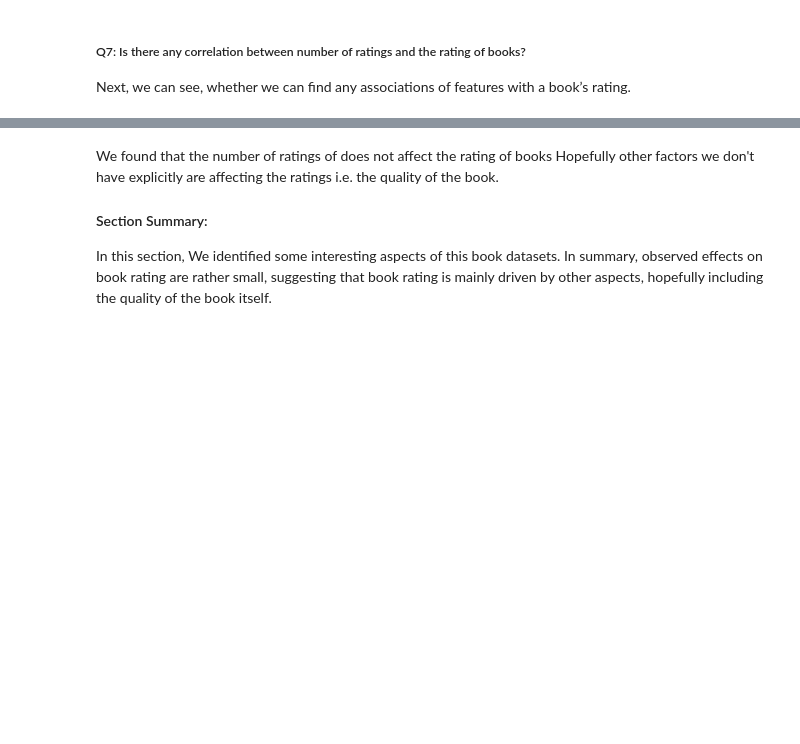
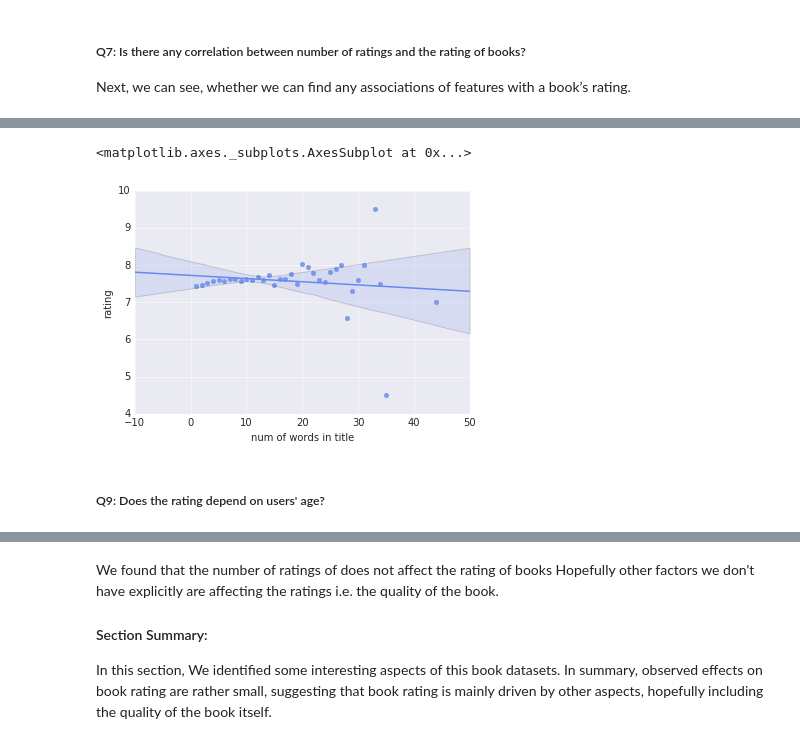
Before and after one commit to qiuchen90/Recommender_system_book, a Jupyter notebook: Book_recommender_system.ipynb, the cells around one changed output, grey strips where cells are left out. Cells and saved outputs as stored; diff of their text form; code cells hidden in the pictures; blank space fills up the shorter version.

```diff
--- a/Book_recommender_system.ipynb
+++ b/Book_recommender_system.ipynb
@@ -439,0 +460,8 @@ The correlation between number of ratings and average rating of books is: 0.0249
+# %%
+df1=book_ratings[['num of words in title', 'rating']].groupby(['num of words in title']).mean().reset_index()
+sns.regplot(x = 'num of words in title', y ='rating', data = df1)
+# %% [output]
+<matplotlib.axes._subplots.AxesSubplot at 0x...>
+[figure, added]
+# %% [markdown]
+##### Q9: Does the rating depend on users' age?
```
Also changed, not shown: parts of 30 cells of this notebook.
